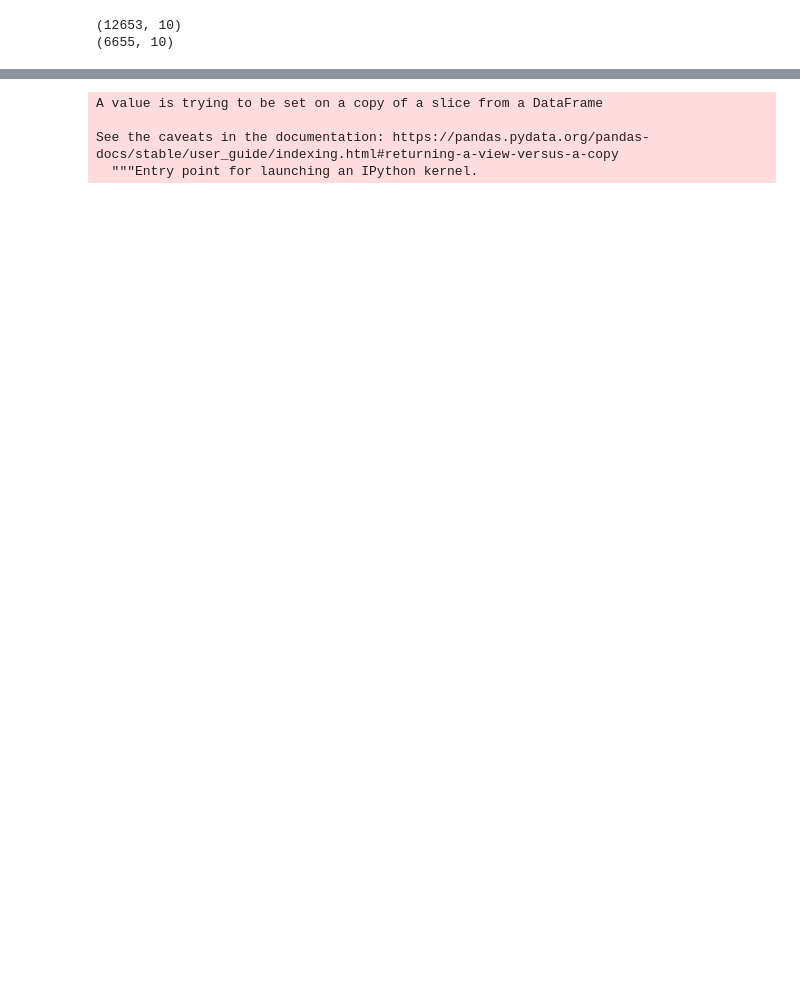
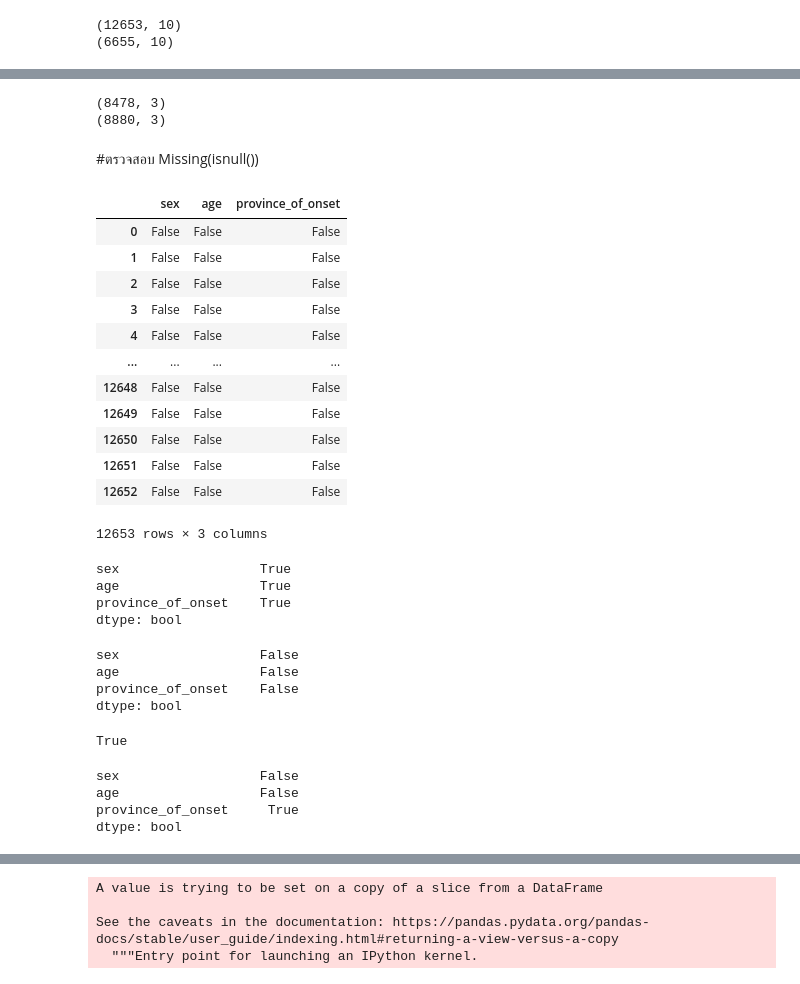
Before and after one commit to Jennapa-colab/data_viz_2022, a Jupyter notebook: Pandas101.ipynb, the cells around one changed output, grey strips where cells are left out. Drawn from its saved outputs; the diff is of its cells as text; code cells hidden in the pictures; blank space fills up the shorter version.

```diff
--- a/Pandas101.ipynb
+++ b/Pandas101.ipynb
@@ -503 +511,50 @@ print(data_covid.dropna().shape)
+# %%
+print(this_data.dropna().shape)  #ลบค่า missing ทุกคอลัมน์
+print(this_data.dropna(subset=['sex','age']).shape)  # ลบค่า missing ของ sex   age
+# %% [output]
+(8478, 3)
+(8880, 3)
+# %% [markdown]
+#ตรวจสอบ Missing(isnull())
+# %%
+this_data.isnull()  #ดูว่ามีค่า missing มั้ย
+# %% [output]
+|  | sex | age | province_of_onset |
+| 0 | False | False | False |
+| 1 | False | False | False |
+| 2 | False | False | False |
+| 3 | False | False | False |
+| 4 | False | False | False |
+| ... | ... | ... | ... |
+| 12648 | False | False | False |
+| 12649 | False | False | False |
+| 12650 | False | False | False |
+| 12651 | False | False | False |
+| 12652 | False | False | False |
+12653 rows × 3 columns
+# %%
+this_data.isnull().any() #   .any() เอาค่าความจริงใน column มา OR กัน  เราจะเห็นค่า TRUE
+# %% [output]
+sex                  True
+age                  True
+province_of_onset    True
+dtype: bool
+# %%
+this_data.isnull().all() # .all() เอาค่าความจริงใน column มา AND กัน
+# %% [output]
+sex                  False
+age                  False
+province_of_onset    False
+dtype: bool
+# %%
+this_data.isnull().any().any()  #  .any().any() เอามาเรียงต่อกัน TRUE คือ มีค่า missing  , FALSE ไม่มีค่า missing
+# %% [output]
+True
+# %%
+this_data.dropna(subset=['sex','age']).isnull().any()  #sex  age ไม่มีค่า missingแล้วเพราะเป็น False  #province_of_onset ยังมีค่า misssing อยู่
+# %% [output]
+sex                  False
+age                  False
+province_of_onset     True
+dtype: bool
 # %%
```
Also changed, not shown: parts of 65 cells of this notebook.
